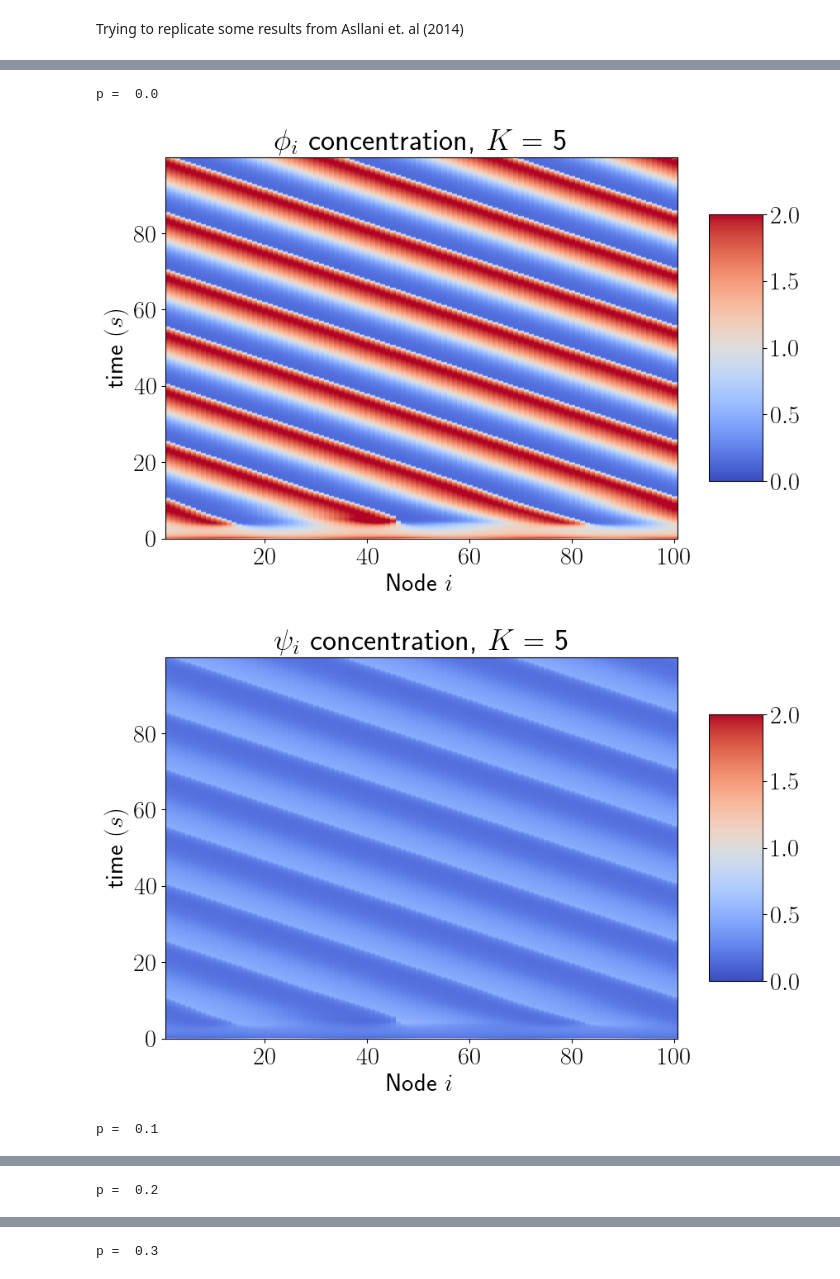
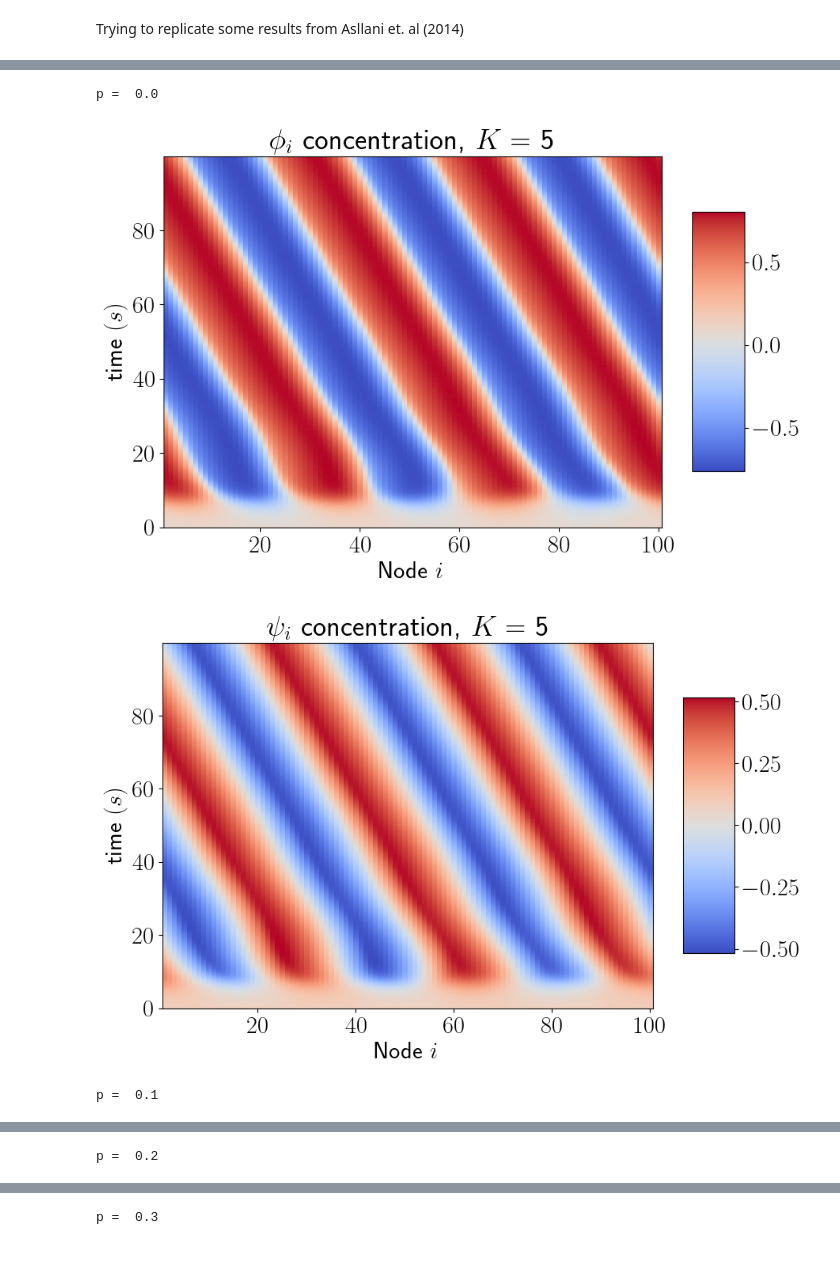
Before and after one commit to ndoyle815/Dynamical-processes-on-networks, a Jupyter notebook: Brusselator_model.ipynb, the cells around one changed output, grey strips where cells are left out. Cells and saved outputs as stored; diff of their text form; code cells hidden in the pictures.

```diff
--- a/Brusselator_model.ipynb
+++ b/Brusselator_model.ipynb
@@ -114,7 +114,7 @@ def simulate_rdm(A, func, D, init, tspan, K):
     fig = plt.figure(figsize=(10,6))
     c = plt.pcolormesh(ngrid, tgrid, sol[:,:N], cmap=cm.coolwarm)
     cbar = fig.colorbar(c, shrink=0.7, aspect=5)
-    plt.clim(0,2)
+    #plt.clim(0,2)
     plt.xlabel('Node $i$')
     plt.ylabel('time $(s)$')
     plt.title('$\phi_i$ concentration, $K = $ %d' % K)
@@ -124,7 +124,7 @@ def simulate_rdm(A, func, D, init, tspan, K):
     fig = plt.figure(figsize=(10,6))
     c = plt.pcolormesh(ngrid, tgrid, sol[:,N:], cmap=cm.coolwarm)
     cbar = fig.colorbar(c, shrink=0.7, aspect=5)
-    plt.clim(0,2)
+    #plt.clim(0,2)
     plt.xlabel('Node $i$')
     plt.ylabel('time $(s)$')
     plt.title('$\psi_i$ concentration, $K = $ %d' % K)
@@ -140 +134,16 @@ def Brusselator(x,y):
+# %%
+# Reaction functions
+# NB: output is tuple of f1, f2 evaluations
+
+def Brusselator(u,v):
+    global b,c
+    return (1 - (b + 1)*u + c*u*u*v, b*u - c*u*u*v)
+
+def MimuraMurray(u,v):
+    global a,b,c,d
+    return (((a + b*u - u*u)/c - v)*u, (u - (1 + d*v))*v)
+
+def FitzhughNagumo(u,v):
+    global a,b,c
+    return (u - u*u*u - v, c*(u - a*v - b))
 # %%
@@ -173,9 +193,10 @@ sol = simulate_rdm(adj, Brusselator, D, init, tspan, K)
 # %%
+# fixing K = 10, varying p
 for i in range(6):
     print('p = ', i/10)
-    sol = simulate_rdm(Newman_Watts_generator(N, 5, i/10), Brusselator, D, init, tspan, 5)
+    sol = simulate_rdm(Newman_Watts_generator(N, 5, i/10), FitzhughNagumo, D, init, tspan, 5)
 # %% [output]
 p =  0.0
-[figure, old version]
+[figure, new version]
-[figure, old version]
+[figure, new version]
 p =  0.1
```
Also changed, not shown: parts of 8 cells of this notebook, 8 other files.
